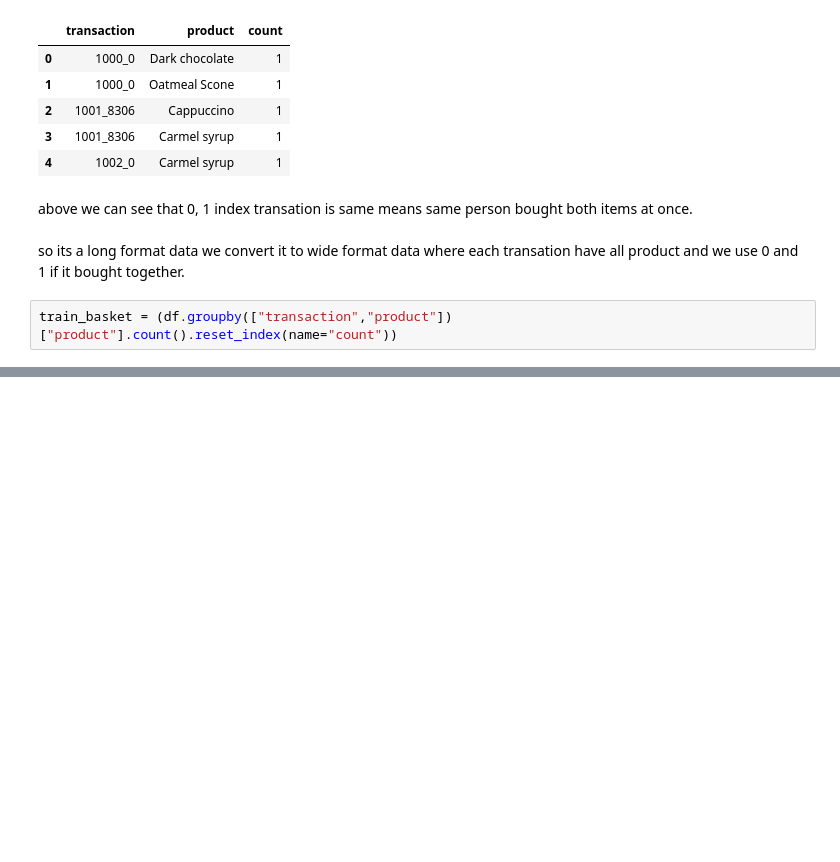
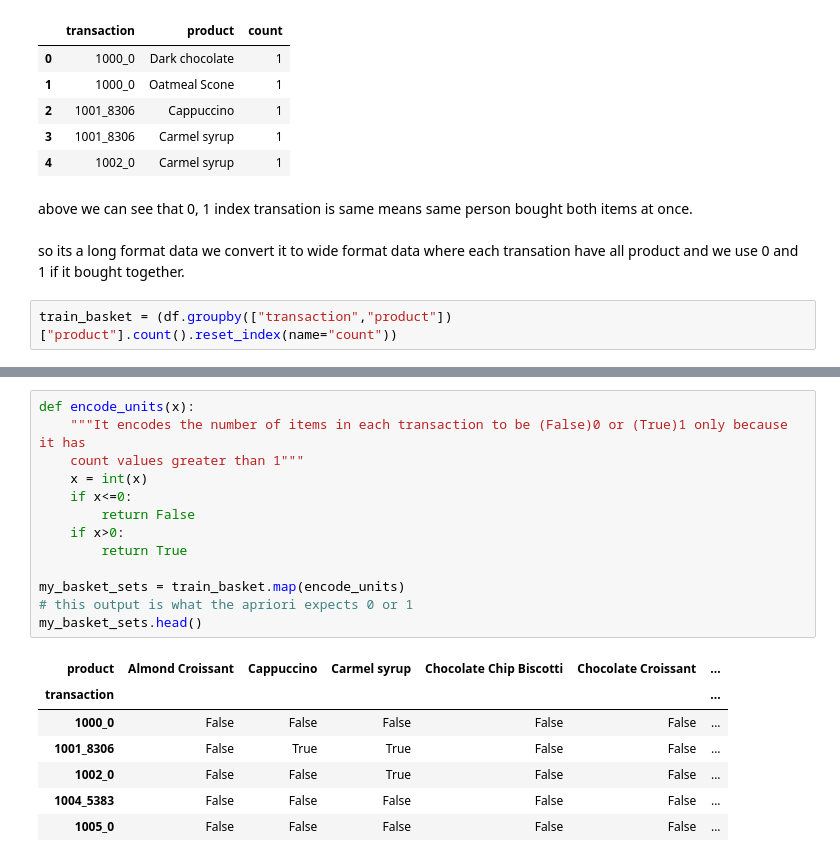
Before and after one commit to nishantssoni/open_help_bot, a Jupyter notebook: python_code/recommendation_engine.ipynb, the cells around one changed output, grey strips where cells are left out. Cells and saved outputs as stored; diff of their text form; blank space fills up the shorter version.

```diff
--- a/python_code/recommendation_engine.ipynb
+++ b/python_code/recommendation_engine.ipynb
@@ -220,0 +220,21 @@ train_basket.pivot_table(index="transaction", columns="product", values="count")
+# %%
+def encode_units(x):
+    """It encodes the number of items in each transaction to be (False)0 or (True)1 only because it has
+    count values greater than 1"""
+    x = int(x)
+    if x<=0:
+        return False
+    if x>0:
+        return True
+
+my_basket_sets = train_basket.map(encode_units)
+# this output is what the apriori expects 0 or 1
+my_basket_sets.head()
+# %% [output]
+| product | Almond Croissant | Cappuccino | Carmel syrup | Chocolate Chip Biscotti | Chocolate Croissant | ... |
+| transaction |  |  |  |  |  | ... |
+| 1000_0 | False | False | False | False | False | ... |
+| 1001_8306 | False | True | True | False | False | ... |
+| 1002_0 | False | False | True | False | False | ... |
+| 1004_5383 | False | False | False | False | False | ... |
+| 1005_0 | False | False | False | False | False | ... |
```
Also changed, not shown: parts of 10 cells of this notebook, 1 other file.
